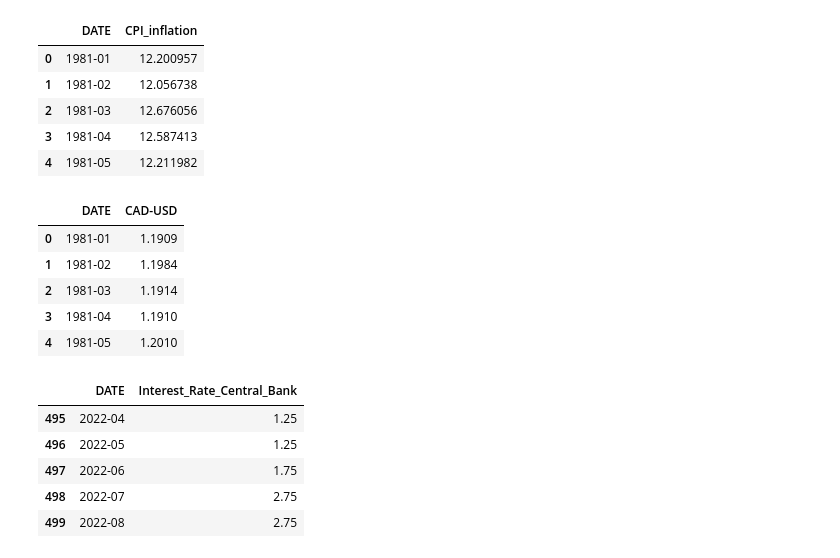
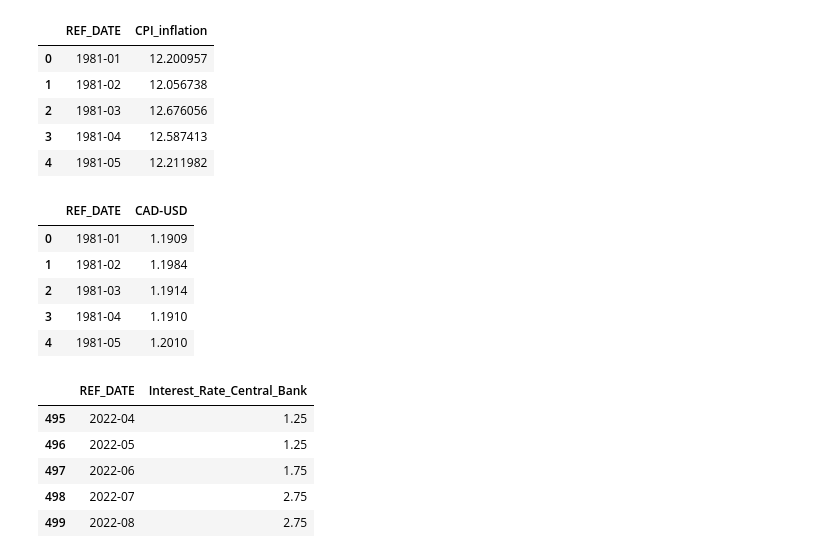
Before and after one commit to HoussamZak/Affinity_Propagation_and_Correlation_Analysis_Canada_Real_Estate, a Jupyter notebook: 3_Correlation_Analysis.ipynb, the cells around one changed output. Saved outputs shown, nothing was run; the diff lists cells and outputs as text; code cells hidden in the pictures.

```diff
--- a/3_Correlation_Analysis.ipynb
+++ b/3_Correlation_Analysis.ipynb
@@ -49,22 +70,25 @@ unemployment_df.head()
 # %%
 #CPI Consumer Price Index All Items Dataframe
 #We will drop all rows up to 1981-01-01
 consumer_price_index_df = pd.read_csv(r"C:\Users\hp\Desktop\Projects Coding\Affinity_Propagation_Canada_Real_Estate_Market\Canadian Economy Data\consumer_price_index_all_items_Canada_CPALTT01CAM659N.csv")
 
 consumer_price_index_df = consumer_price_index_df.loc[(consumer_price_index_df['DATE'] >= '1981-01-01' )]
 
 #Renaming column for readable dataframe
 consumer_price_index_df = consumer_price_index_df.rename(columns={consumer_price_index_df.columns[1]: 'CPI_inflation'})
 
+#Renaming the date column to fit the date column in cities_hpi_df.
+consumer_price_index_df.rename(columns={'DATE':'REF_DATE'}, inplace = True)
+
 #Let adjust the dataframe's DATE format to fit the YEAR-MONTH format in REF_DATE column in hp_df
-consumer_price_index_df['DATE'] = pd.to_datetime(consumer_price_index_df['DATE']).dt.strftime('%Y-%m')
+consumer_price_index_df['REF_DATE'] = pd.to_datetime(consumer_price_index_df['REF_DATE']).dt.strftime('%Y-%m')
 
 #Resetting index without reassigning
 consumer_price_index_df.reset_index(drop = True, inplace = True)
 #Displaying dataframe with filtered date
 consumer_price_index_df.head()
 # %% [output]
-|  | DATE | CPI_inflation |
+|  | REF_DATE | CPI_inflation |
 | 0 | 1981-01 | 12.200957 |
 | 1 | 1981-02 | 12.056738 |
 | 2 | 1981-03 | 12.676056 |
@@ -80,15 +104,18 @@ cadusd_rate_df = cadusd_rate_df.loc[(cadusd_rate_df['DATE'] >= '1981-01-01' )]
 #Renaming column for readable dataframe
 cadusd_rate_df = cadusd_rate_df.rename(columns={cadusd_rate_df.columns[1]: 'CAD-USD'})
 
+#Renaming the date column to fit the date column in cities_hpi_df.
+cadusd_rate_df.rename(columns={'DATE':'REF_DATE'}, inplace = True)
+
 #Let adjust the dataframe's DATE format to fit the YEAR-MONTH format in REF_DATE column in hp_df
-cadusd_rate_df['DATE'] = pd.to_datetime(cadusd_rate_df['DATE']).dt.strftime('%Y-%m')
+cadusd_rate_df['REF_DATE'] = pd.to_datetime(cadusd_rate_df['REF_DATE']).dt.strftime('%Y-%m')
 
 #Resetting index without reassigning
 cadusd_rate_df.reset_index(drop = True, inplace = True)
 #Displaying dataframe with filtered date
 cadusd_rate_df.head()
 # %% [output]
-|  | DATE | CAD-USD |
+|  | REF_DATE | CAD-USD |
 | 0 | 1981-01 | 1.1909 |
 | 1 | 1981-02 | 1.1984 |
 | 2 | 1981-03 | 1.1914 |
@@ -104,9 +131,11 @@ central_bank_interest_rate_df = central_bank_interest_rate_df.loc[(central_bank_
 #Renaming column for readable dataframe
 central_bank_interest_rate_df = central_bank_interest_rate_df.rename(columns={central_bank_interest_rate_df.columns[1]: 'Interest_Rate_Central_Bank'})
 
+#Renaming the date column to fit the date column in cities_hpi_df.
+central_bank_interest_rate_df.rename(columns={'DATE':'REF_DATE'}, inplace = True)
 
 #Let adjust the dataframe's DATE format to fit the YEAR-MONTH format in REF_DATE column in hp_df
-central_bank_interest_rate_df['DATE'] = pd.to_datetime(central_bank_interest_rate_df['DATE']).dt.strftime('%Y-%m')
+central_bank_interest_rate_df['REF_DATE'] = pd.to_datetime(central_bank_interest_rate_df['REF_DATE']).dt.strftime('%Y-%m')
 
 
 #Resetting index without reassigning
@@ -114,7 +143,7 @@ central_bank_interest_rate_df.reset_index(drop = True, inplace = True)
 #Displaying dataframe with filtered date
 central_bank_interest_rate_df.tail()
 # %% [output]
-|  | DATE | Interest_Rate_Central_Bank |
+|  | REF_DATE | Interest_Rate_Central_Bank |
 | 495 | 2022-04 | 1.25 |
 | 496 | 2022-05 | 1.25 |
 | 497 | 2022-06 | 1.75 |
```
Also changed, not shown: parts of 9 cells of this notebook, 2 other files.
